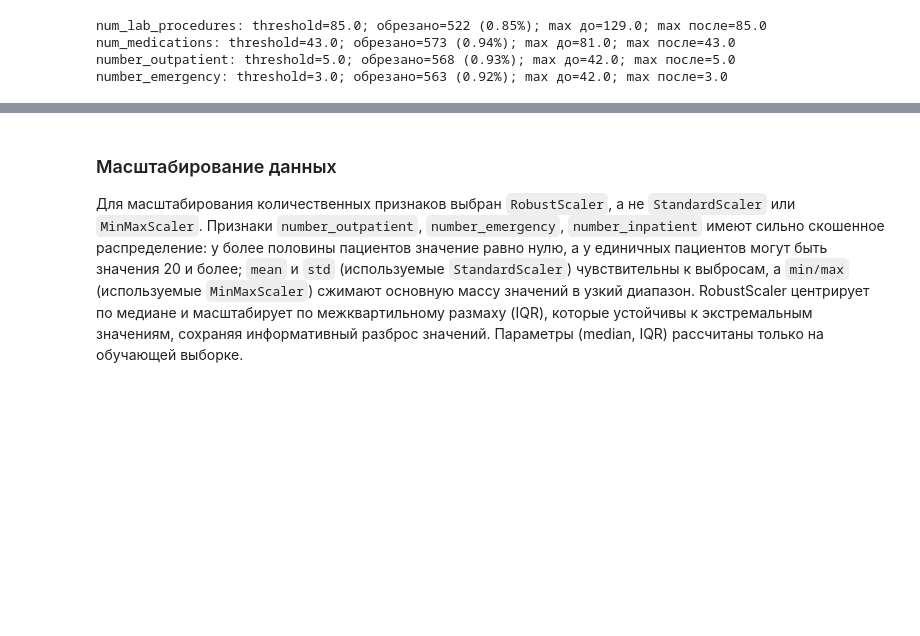
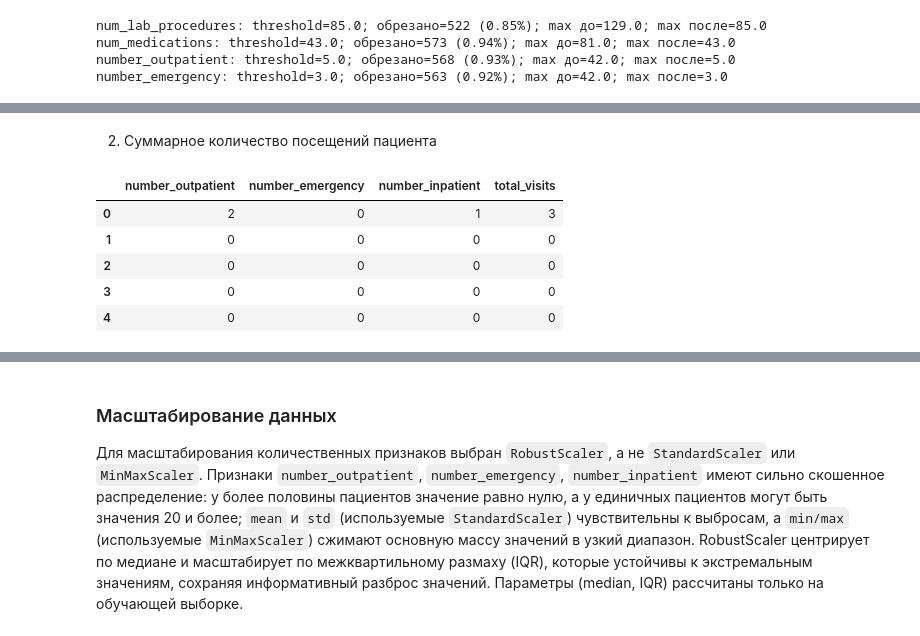
Before and after one commit to AlexanderSh11/diabetes-research, a Jupyter notebook: notebooks/split_outliers_scaling.ipynb, the cells around one changed output, grey strips where cells are left out. Cells and saved outputs as stored; diff of their text form; code cells hidden in the pictures; blank space fills up the shorter version.

```diff
--- a/notebooks/split_outliers_scaling.ipynb
+++ b/notebooks/split_outliers_scaling.ipynb
@@ -147,0 +159,10 @@ number_emergency: threshold=3.0; обрезано=563 (0.92%); max до=42.0; ma
+# %%
+cols = ["number_outpatient", "number_emergency", "number_inpatient"]
+
+for col in cols:
+    for df in [train, val, test]:
+        df[f"{col}_bin"] = (df[col] > 0).astype(np.int8)
+        df[f"{col}_bin"] = (df[col] > 0).astype(np.int8)
+        df[f"{col}_bin"] = (df[col] > 0).astype(np.int8)
+
+train[["number_outpatient", "number_outpatient_bin"]].head()
@@ -147,0 +176,14 @@ number_emergency: threshold=3.0; обрезано=563 (0.92%); max до=42.0; ma
+# %% [markdown]
+2. Суммарное количество посещений пациента
+# %%
+for df in [train, val, test]:
+    df["total_visits"] = df[cols].sum(axis=1)
+
+train[cols + ["total_visits"]].head()
+# %% [output]
+|  | number_outpatient | number_emergency | number_inpatient | total_visits |
+| 0 | 2 | 0 | 1 | 3 |
+| 1 | 0 | 0 | 0 | 0 |
+| 2 | 0 | 0 | 0 | 0 |
+| 3 | 0 | 0 | 0 | 0 |
+| 4 | 0 | 0 | 0 | 0 |
```
Also changed, not shown: parts of 6 cells of this notebook, 1 other file.
